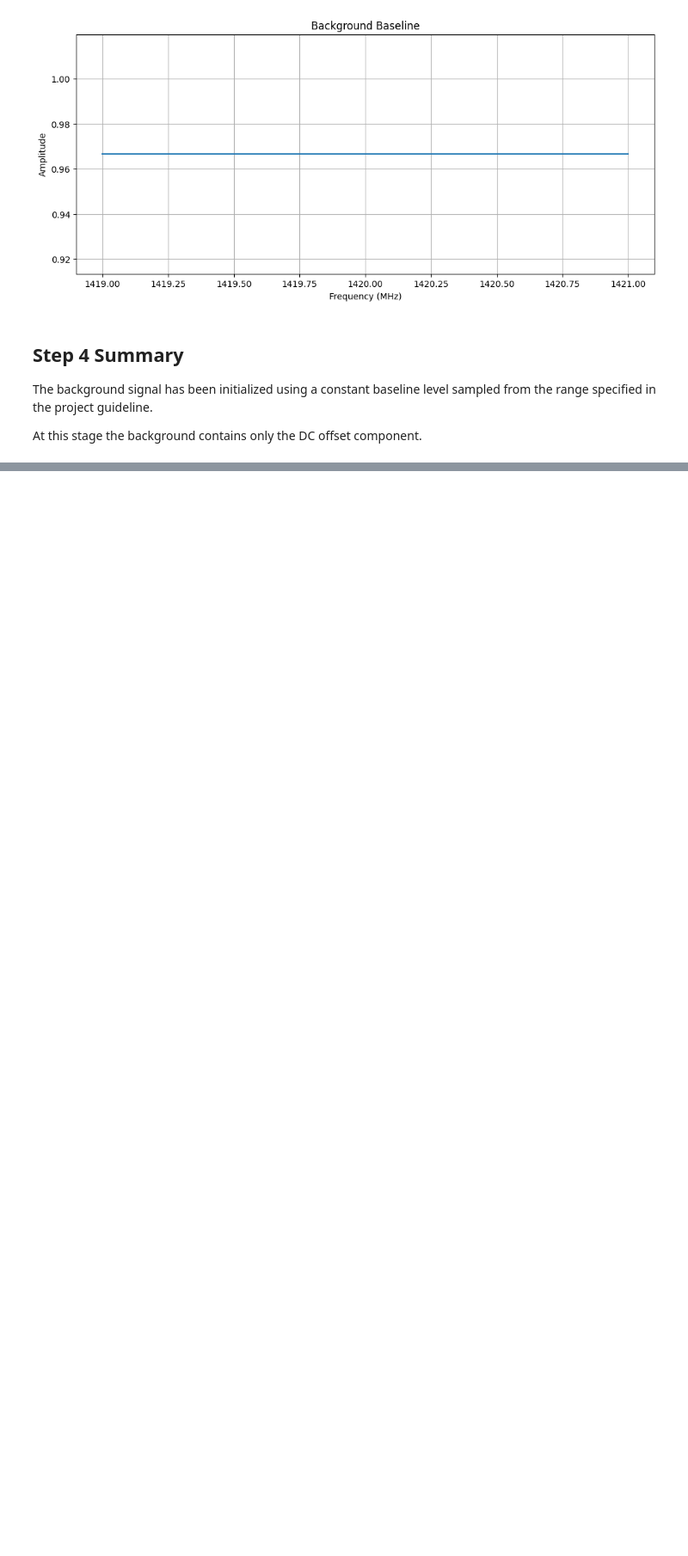
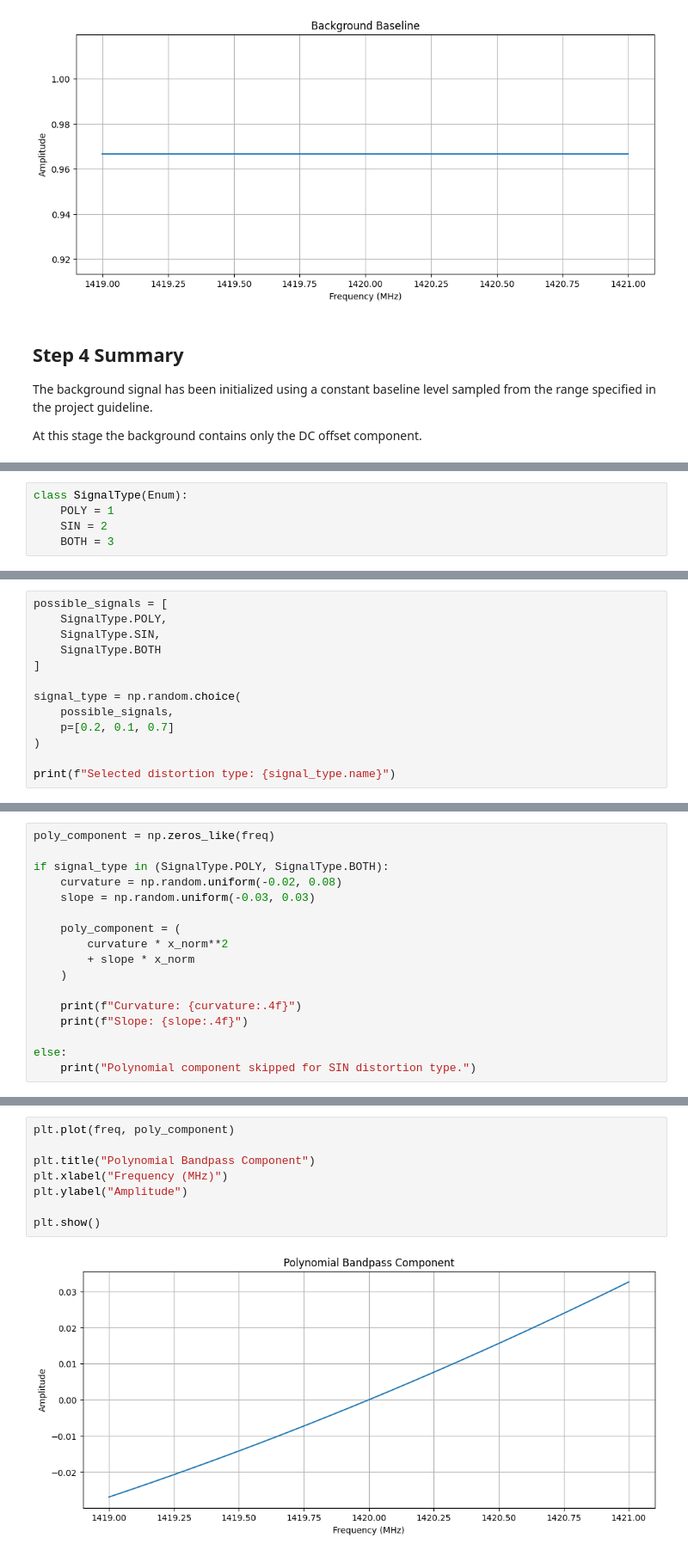
Before and after one commit to Astro-BEAM-AUTh/data-analysis, a Jupyter notebook: Background Removal using NN.ipynb, the cells around one changed output, grey strips where cells are left out. Shown at 86% size. Saved outputs shown, nothing was run; the diff lists cells and outputs as text; blank space fills up the shorter version.

```diff
--- a/Background Removal using NN.ipynb
+++ b/Background Removal using NN.ipynb
@@ -220,0 +233,5 @@ At this stage the background contains only the DC offset component.
+# %%
+class SignalType(Enum):
+    POLY = 1
+    SIN = 2
+    BOTH = 3
@@ -220,0 +250,13 @@ At this stage the background contains only the DC offset component.
+# %%
+possible_signals = [
+    SignalType.POLY,
+    SignalType.SIN,
+    SignalType.BOTH
+]
+
+signal_type = np.random.choice(
+    possible_signals,
+    p=[0.2, 0.1, 0.7]
+)
+
+print(f"Selected distortion type: {signal_type.name}")
@@ -220,0 +286,17 @@ At this stage the background contains only the DC offset component.
+# %%
+poly_component = np.zeros_like(freq)
+
+if signal_type in (SignalType.POLY, SignalType.BOTH):
+    curvature = np.random.uniform(-0.02, 0.08)
+    slope = np.random.uniform(-0.03, 0.03)
+
+    poly_component = (
+        curvature * x_norm**2
+        + slope * x_norm
+    )
+
+    print(f"Curvature: {curvature:.4f}")
+    print(f"Slope: {slope:.4f}")
+
+else:
+    print("Polynomial component skipped for SIN distortion type.")
@@ -220,0 +312,10 @@ At this stage the background contains only the DC offset component.
+# %%
+plt.plot(freq, poly_component)
+
+plt.title("Polynomial Bandpass Component")
+plt.xlabel("Frequency (MHz)")
+plt.ylabel("Amplitude")
+
+plt.show()
+# %% [output]
+[figure, added]
```
Also changed, not shown: parts of 24 cells of this notebook.
